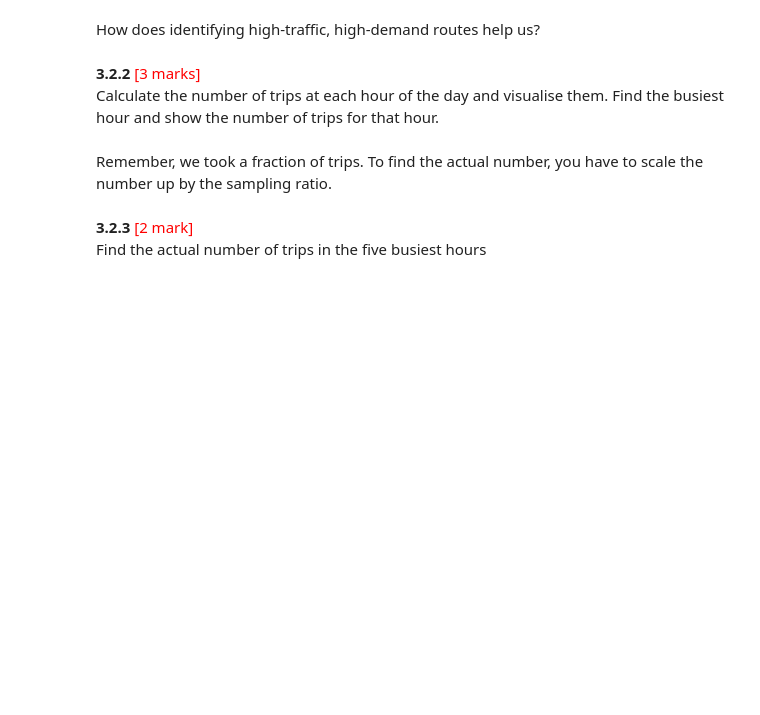
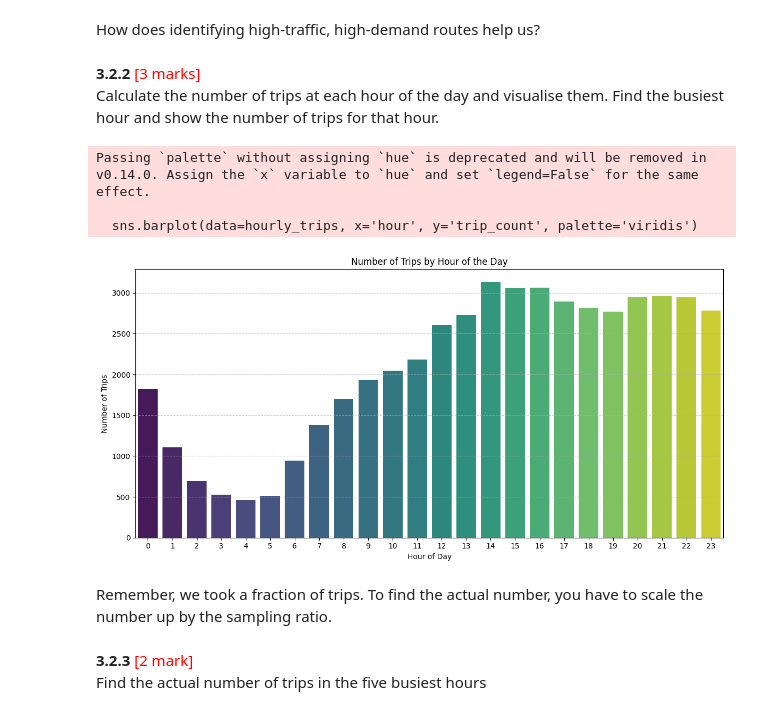
Before and after one commit to AGON002/python-assignment, a Jupyter notebook: EDA_Assg_NYC_Taxi_Starter.ipynb, the cells around one changed output. Saved outputs shown, nothing was run; the diff lists cells and outputs as text; code cells hidden in the pictures; blank space fills up the shorter version.

```diff
--- a/EDA_Assg_NYC_Taxi_Starter.ipynb
+++ b/EDA_Assg_NYC_Taxi_Starter.ipynb
@@ -1178,0 +1252,21 @@ Speed on a route *X* for hour *Y* = (*distance of the route X / average trip dur
+# %%
+# Find routes which have the slowest speeds at different times of the day
+
+df['tpep_pickup_datetime'] = pd.to_datetime(df['tpep_pickup_datetime'])
+df['tpep_dropoff_datetime'] = pd.to_datetime(df['tpep_dropoff_datetime'])
+
+df['trip_duration'] = (df['tpep_dropoff_datetime'] - df['tpep_pickup_datetime']).dt.total_seconds() / 60
+
+df = df[(df['trip_duration'] > 0) & (df['trip_distance'] > 0)]
+
+df['hour'] = df['tpep_pickup_datetime'].dt.hour
+
+grouped = df.groupby(['PULocationID', 'DOLocationID', 'hour']).agg({
+    'trip_distance': 'mean',
+    'trip_duration': 'mean'
+}).reset_index()
+
+grouped['avg_speed_mph'] = (grouped['trip_distance'] / grouped['trip_duration'])*60
+
+slow_routes = grouped.sort_values(by='avg_speed_mph').head(10)
+print(slow_routes)
@@ -1186,3 +1296,27 @@ Calculate the number of trips at each hour of the day and visualise them. Find t
+# %%
+# Visualise the number of trips per hour and find the busiest hour
+
+df['tpep_pickup_datetime'] = pd.to_datetime(df['tpep_pickup_datetime'])
+df['hour'] = df['tpep_pickup_datetime'].dt.hour
+
+hourly_trips = df.groupby('hour').size().reset_index(name='trip_count')
+
+busiest_hour = hourly_trips.loc[hourly_trips['trip_count'].idxmax()]
+
+plt.figure(figsize=(12,6))
+sns.barplot(data=hourly_trips, x='hour', y='trip_count', palette='viridis')
+plt.title('Number of Trips by Hour of the Day')
+plt.xlabel('Hour of Day')
+plt.ylabel('Number of Trips')
+plt.xticks(range(0,24))
+plt.grid(axis='y', linestyle='--', alpha=0.7)
+plt.tight_layout()
+plt.show()
+# %% [output]
+Passing `palette` without assigning `hue` is deprecated and will be removed in v0.14.0. Assign the `x` variable to `hue` and set `legend=False` for the same effect.
+
+  sns.barplot(data=hourly_trips, x='hour', y='trip_count', palette='viridis')
+[figure, added]
 # %% [markdown]
 Remember, we took a fraction of trips. To find the actual number, you have to scale the number up by the sampling ratio.
 # %% [markdown]
```
Also changed, not shown: parts of 41 cells of this notebook.
